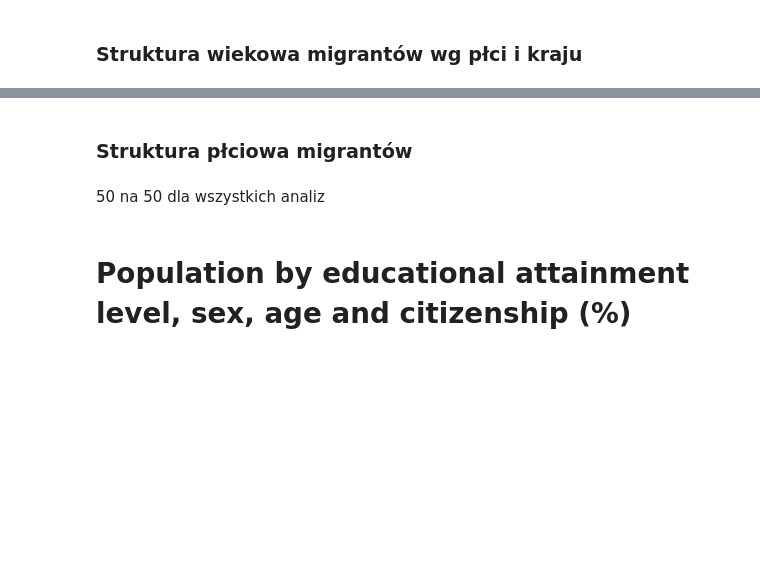
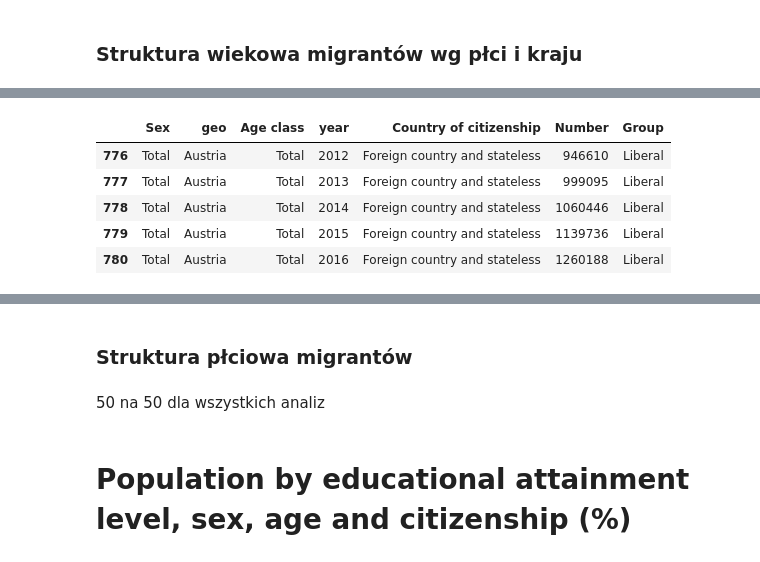
Before and after one commit to natix-x/Data-mining-in-Migration-Analysis, a Jupyter notebook: data_analysis/profiling_of_migrants.ipynb, the cells around one changed output, grey strips where cells are left out. Cells and saved outputs as stored; diff of their text form; code cells hidden in the pictures; blank space fills up the shorter version.

```diff
--- a/data_analysis/profiling_of_migrants.ipynb
+++ b/data_analysis/profiling_of_migrants.ipynb
@@ -157,0 +149,12 @@ fig.show()
+# %%
+totals = only_foreigners[(only_foreigners['Age class'] == 'Total') &
+                         (only_foreigners['Sex'] == 'Total')]
+# %%
+totals.head()
+# %% [output]
+|  | Sex | geo | Age class | year | Country of citizenship | Number | Group |
+| 776 | Total | Austria | Total | 2012 | Foreign country and stateless | 946610 | Liberal |
+| 777 | Total | Austria | Total | 2013 | Foreign country and stateless | 999095 | Liberal |
+| 778 | Total | Austria | Total | 2014 | Foreign country and stateless | 1060446 | Liberal |
+| 779 | Total | Austria | Total | 2015 | Foreign country and stateless | 1139736 | Liberal |
+| 780 | Total | Austria | Total | 2016 | Foreign country and stateless | 1260188 | Liberal |
```
Also changed, not shown: parts of 17 cells of this notebook, 4 other files.
